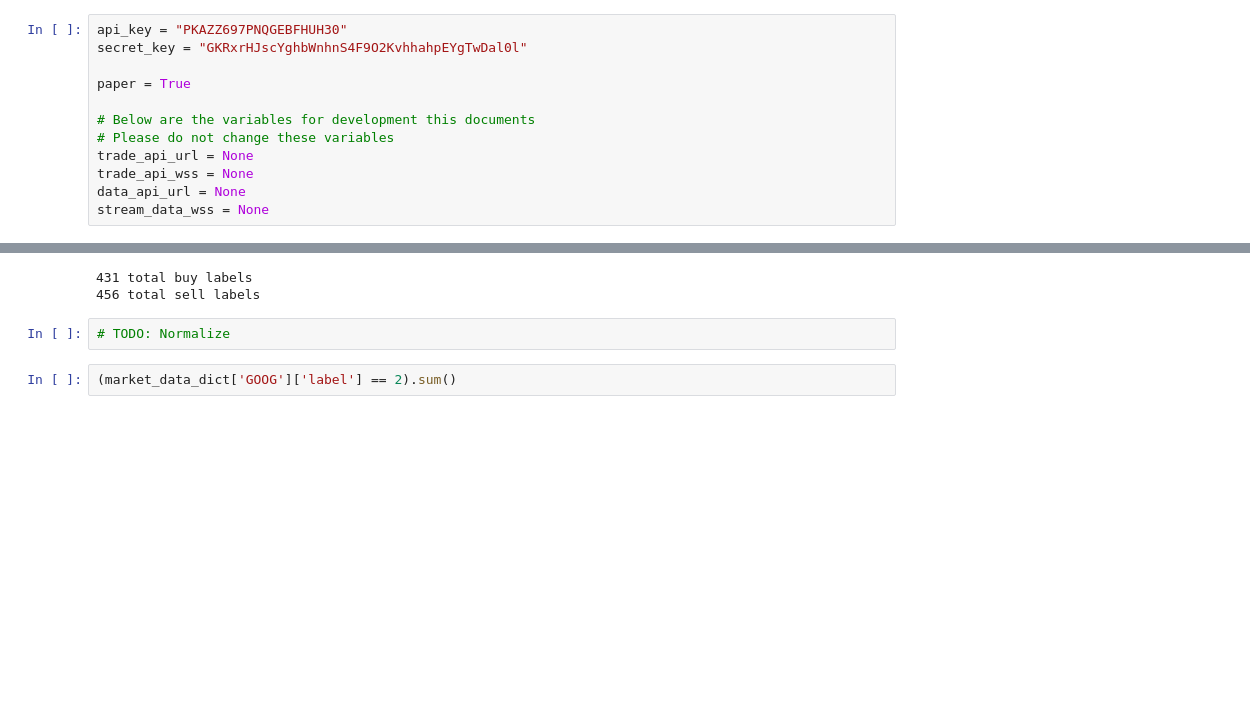
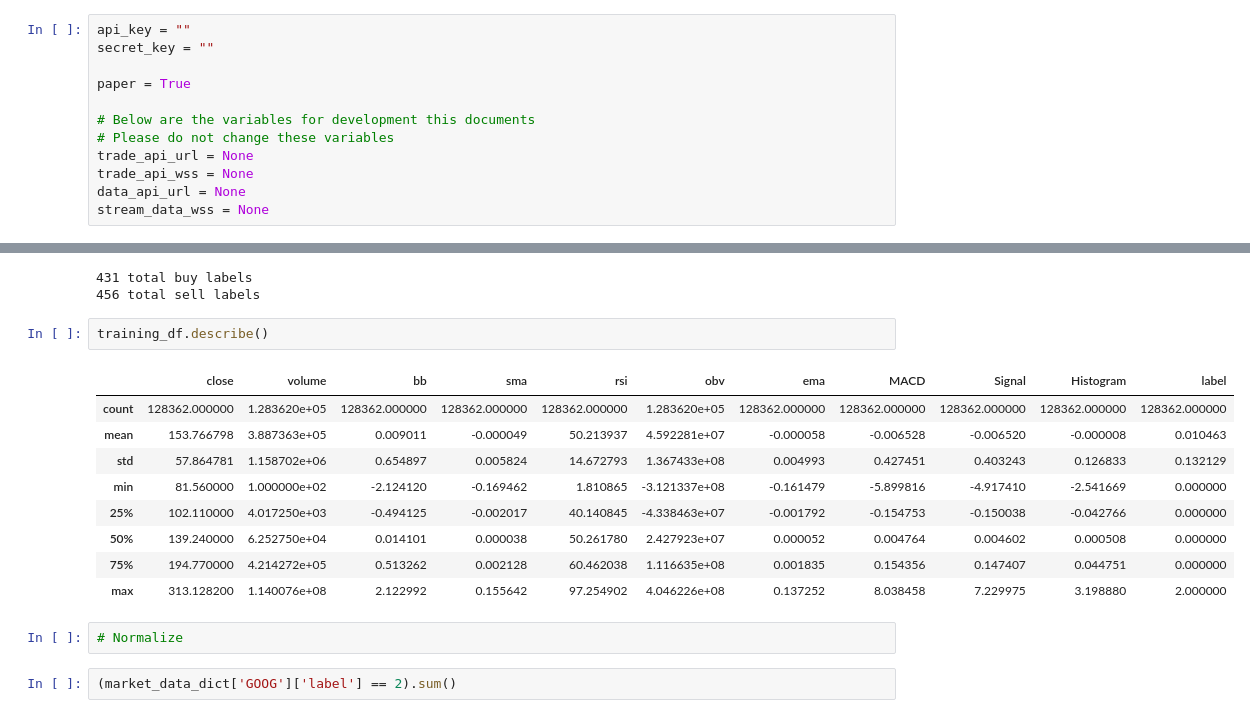
Before and after one commit to avillasmil/algo-trader, a Jupyter notebook: sandbox.ipynb, the cells around one changed output, grey strips where cells are left out. Drawn from its saved outputs; the diff is of its cells as text; blank space fills up the shorter version.

```diff
--- a/sandbox.ipynb
+++ b/sandbox.ipynb
@@ -41,8 +41,8 @@ from alpaca.common.exceptions import APIError
 from sklearn.preprocessing import StandardScaler
 import pandas as pd
 # %%
-api_key = "PKAZZ697PNQGEBFHUH30"
-secret_key = "GKRxrHJscYghbWnhnS4F9O2KvhhahpEYgTwDal0l"
+api_key = ""
+secret_key = ""
 
 paper = True
 
@@ -252,8 +252,20 @@ print(f"{n_sell} total sell labels")
 # %% [output]
 431 total buy labels
 456 total sell labels
+# %%
+training_df.describe()
+# %% [output]
+|  | close | volume | bb | sma | rsi | obv | ema | MACD | Signal | Histogram | label |
+| count | 128362.000000 | 1.283620e+05 | 128362.000000 | 128362.000000 | 128362.000000 | 1.283620e+05 | 128362.000000 | 128362.000000 | 128362.000000 | 128362.000000 | 128362.000000 |
+| mean | 153.766798 | 3.887363e+05 | 0.009011 | -0.000049 | 50.213937 | 4.592281e+07 | -0.000058 | -0.006528 | -0.006520 | -0.000008 | 0.010463 |
+| std | 57.864781 | 1.158702e+06 | 0.654897 | 0.005824 | 14.672793 | 1.367433e+08 | 0.004993 | 0.427451 | 0.403243 | 0.126833 | 0.132129 |
+| min | 81.560000 | 1.000000e+02 | -2.124120 | -0.169462 | 1.810865 | -3.121337e+08 | -0.161479 | -5.899816 | -4.917410 | -2.541669 | 0.000000 |
+| 25% | 102.110000 | 4.017250e+03 | -0.494125 | -0.002017 | 40.140845 | -4.338463e+07 | -0.001792 | -0.154753 | -0.150038 | -0.042766 | 0.000000 |
+| 50% | 139.240000 | 6.252750e+04 | 0.014101 | 0.000038 | 50.261780 | 2.427923e+07 | 0.000052 | 0.004764 | 0.004602 | 0.000508 | 0.000000 |
+| 75% | 194.770000 | 4.214272e+05 | 0.513262 | 0.002128 | 60.462038 | 1.116635e+08 | 0.001835 | 0.154356 | 0.147407 | 0.044751 | 0.000000 |
+| max | 313.128200 | 1.140076e+08 | 2.122992 | 0.155642 | 97.254902 | 4.046226e+08 | 0.137252 | 8.038458 | 7.229975 | 3.198880 | 2.000000 |
 # %%
-# TODO: Normalize
+# Normalize
 # %%
 (market_data_dict['GOOG']['label'] == 2).sum()
 # %% [output]
```
